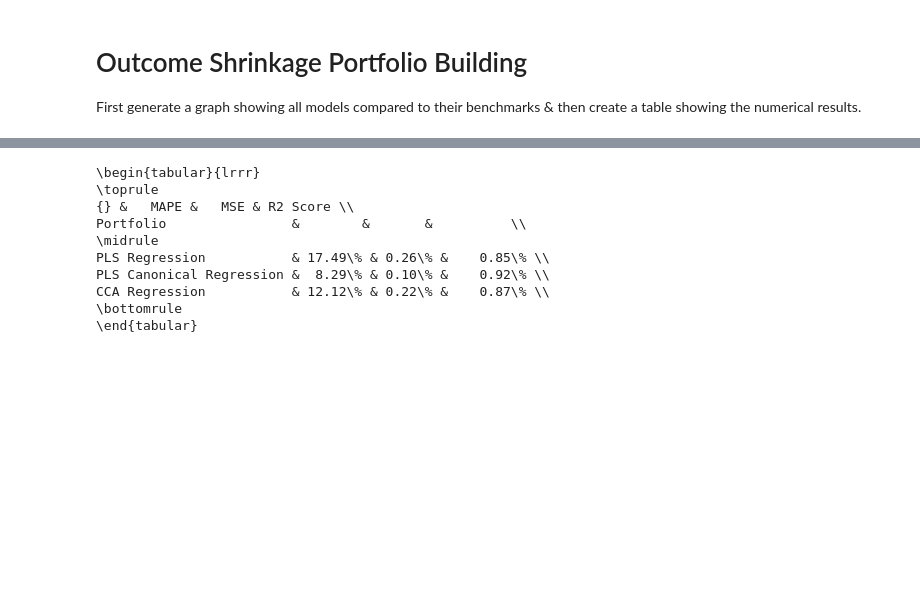
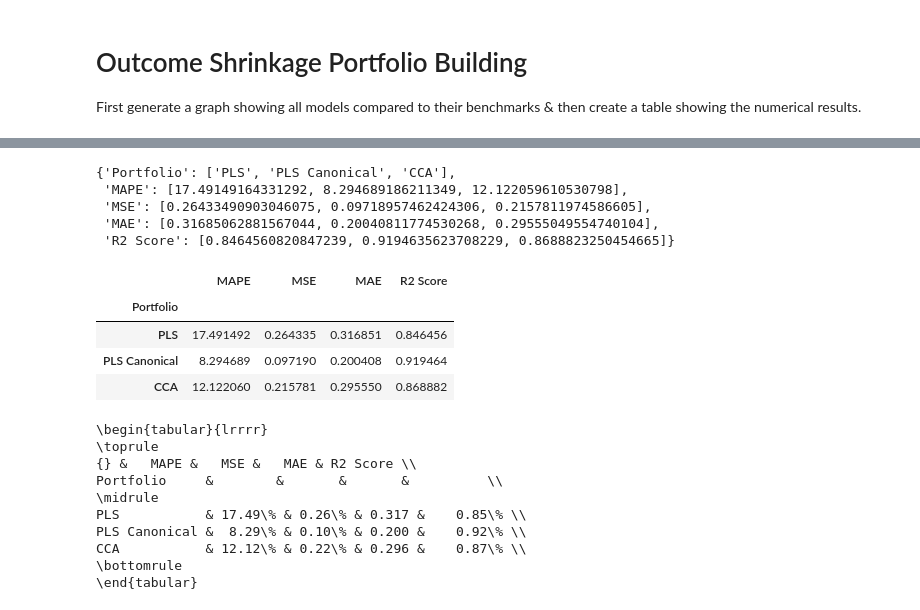
Before and after one commit to Ankru98/masterthesis, a Jupyter notebook: dimred_building_model_portfolios.ipynb, the cells around one changed output, grey strips where cells are left out. Saved outputs shown, nothing was run; the diff lists cells and outputs as text; code cells hidden in the pictures; blank space fills up the shorter version.

```diff
--- a/dimred_building_model_portfolios.ipynb
+++ b/dimred_building_model_portfolios.ipynb
@@ -860,13 +860,16 @@ portfolio_returns_timeseries = TimeSeries.from_csv('data/portfolio_returns_dimre
 # create a table that includes the mape, mse and r2score for each portfolio
 
 data = {
-    'Portfolio': ['PLS Regression', 'PLS Canonical Regression', 'CCA Regression'],
+    'Portfolio': ['PLS', 'PLS Canonical', 'CCA'],
     'MAPE': [mape(hf1_pls_regression, cum_returns),
              mape(hf1_canonical_pls, cum_returns),
              mape(hf1_cca, cum_returns)],
     'MSE': [mse(hf1_pls_regression, cum_returns),
             mse(hf1_canonical_pls, cum_returns),
             mse(hf1_cca, cum_returns)],
+            'MAE': [mae(hf1_pls_regression, cum_returns),
+                        mae(hf1_canonical_pls, cum_returns),
+                        mae(hf1_cca, cum_returns)],
     'R2 Score': [r2_score(hf1_pls_regression, cum_returns),
                     r2_score(hf1_canonical_pls, cum_returns),
                     r2_score(hf1_cca, cum_returns)]
@@ -877,3 +877,27 @@ df.to_csv('data/evaluation_dimred.csv', index=True, header=True)
+# %%
+data
+# %% [output]
+{'Portfolio': ['PLS', 'PLS Canonical', 'CCA'],
+ 'MAPE': [17.49149164331292, 8.294689186211349, 12.122059610530798],
+ 'MSE': [0.26433490903046075, 0.09718957462424306, 0.2157811974586605],
+ 'MAE': [0.31685062881567044, 0.20040811774530268, 0.29555049554740104],
+ 'R2 Score': [0.8464560820847239, 0.9194635623708229, 0.8688823250454665]}
+# %%
+# save data as dataframe in csv file
+df = pd.DataFrame(data)
+# set the index of the dataframe to be the portfolio column
+df.set_index('Portfolio', inplace=True)
+#format the dataframe to display the values as percentages
+df.style.format("{:.3%}", subset=['MAPE', 'MSE', 'MAE', 'R2 Score'])
+df.to_csv('data/evaluation_dimred.csv', index=True, header=True)
+# %%
+df
+# %% [output]
+|  | MAPE | MSE | MAE | R2 Score |
+| Portfolio |  |  |  |  |
+| PLS | 17.491492 | 0.264335 | 0.316851 | 0.846456 |
+| PLS Canonical | 8.294689 | 0.097190 | 0.200408 | 0.919464 |
+| CCA | 12.122060 | 0.215781 | 0.295550 | 0.868882 |
 # %%
 # create a DataFrame from the dictionary
 df = pd.DataFrame(data)
@@ -890,14 +914,14 @@ df[['MAPE', 'MSE', 'R2 Score']] = df[['MAPE', 'MSE', 'R2 Score']].div(100)
 # print this customized table to latex including the percentage sign
 print(df.to_latex(float_format="%.3f", formatters={"MAPE": "{:.2%}".format, "MSE": "{:.2%}".format, "R2 Score": "{:.2%}".format}))
 # %% [output]
-\begin{tabular}{lrrr}
+\begin{tabular}{lrrrr}
 \toprule
-{} &   MAPE &   MSE & R2 Score \\
-Portfolio                &        &       &          \\
+{} &   MAPE &   MSE &   MAE & R2 Score \\
+Portfolio     &        &       &       &          \\
 \midrule
-PLS Regression           & 17.49\% & 0.26\% &    0.85\% \\
-PLS Canonical Regression &  8.29\% & 0.10\% &    0.92\% \\
-CCA Regression           & 12.12\% & 0.22\% &    0.87\% \\
+PLS           & 17.49\% & 0.26\% & 0.317 &    0.85\% \\
+PLS Canonical &  8.29\% & 0.10\% & 0.200 &    0.92\% \\
+CCA           & 12.12\% & 0.22\% & 0.296 &    0.87\% \\
 \bottomrule
 \end{tabular}
 # %%
```
Also changed, not shown: parts of 20 cells of this notebook, 13 other files.
